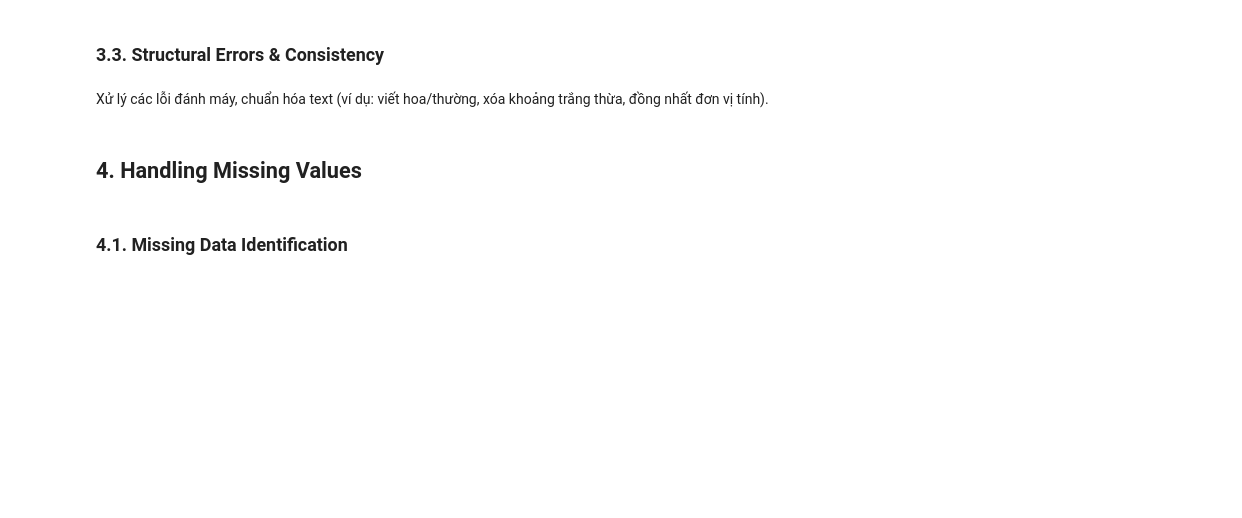
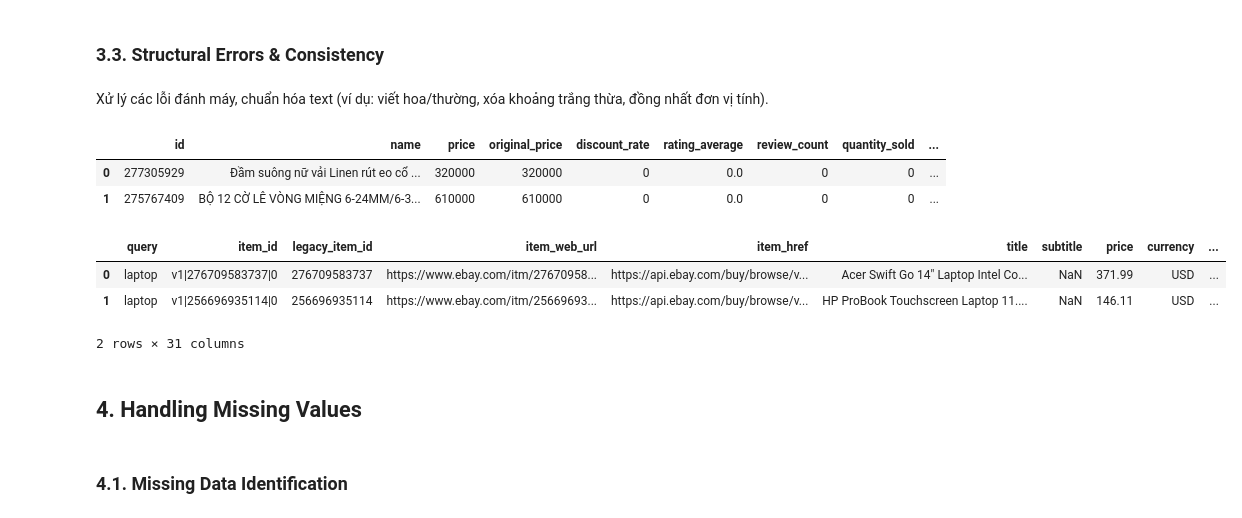
Before and after one commit to HuynhDucThinh/DV_Lab1, a Jupyter notebook: notebooks/02_data_preprocessing.ipynb, the cells around one changed output. Drawn from its saved outputs; the diff is of its cells as text; code cells hidden in the pictures; blank space fills up the shorter version.

```diff
--- a/notebooks/02_data_preprocessing.ipynb
+++ b/notebooks/02_data_preprocessing.ipynb
@@ -17,5 +17,11 @@ from src.preprocessing import detect_outliers_iqr_summary
 # %% [markdown]
 Trong giai đoạn đầu của quá trình tiền xử lý, nhóm tiến hành tải tập dữ liệu thô (raw data) đã được thu thập từ E-commerce. Dữ liệu này được lưu trữ dưới định dạng tệp CSV nằm trong cấu trúc thư mục dự án (`data/raw`).
 # %%
-products_path = "../data/raw/products.csv"
-df_products = pd.read_csv(products_path)
+tiki_path = "../data/raw/products.csv"
+df_tiki = pd.read_csv(tiki_path)
+
+ebay_path = "../data/raw/ebay_products.csv"
+df_ebay = pd.read_csv(ebay_path)
+
+print(f"Tiki dataset shape: {df_tiki.shape}")
+print(f"Ebay dataset shape: {df_ebay.shape}")
@@ -56,6 +125,35 @@ Bộ dữ liệu không chứa dòng trùng lặp hay dòng rỗng hoàn toàn,
 ### **3.3. Structural Errors & Consistency**
 # %% [markdown]
 Xử lý các lỗi đánh máy, chuẩn hóa text (ví dụ: viết hoa/thường, xóa khoảng trắng thừa, đồng nhất đơn vị tính).
+# %%
+# ---- Tiki Standardization ----
+df_tiki['brand'] = df_tiki['brand'].apply(lambda x: str(x).strip())
+df_tiki['name'] = df_tiki['name'].apply(lambda x: str(x).strip() if pd.notnull(x) else x)
+df_tiki['category'] = df_tiki['category'].apply(lambda x: str(x).strip().title() if pd.notnull(x) else x)
+
+# Convert all 'NaN', 'nan', 'None' strings back to actual NaN or Unknown
+df_tiki['brand'] = df_tiki['brand'].replace(['nan', 'NaN', 'None', 'Unknown', 'Root', 'OEM'], 'Unknown')
+
+# ---- Ebay Standardization ----
+# Ebay text cleansing
+df_ebay['title'] = df_ebay['title'].apply(lambda x: str(x).strip() if pd.notnull(x) else x)
+if 'category_path' in df_ebay.columns:
+    df_ebay['category_path'] = df_ebay['category_path'].apply(lambda x: str(x).strip().title() if pd.notnull(x) else x)
+
+if 'seller_username' in df_ebay.columns:
+    df_ebay['seller_username'] = df_ebay['seller_username'].apply(lambda x: str(x).strip().lower() if pd.notnull(x) else 'unknown')
+
+# Fix text encoding/format inside strings
+display(df_tiki.head(2))
+display(df_ebay.head(2))
+# %% [output]
+|  | id | name | price | original_price | discount_rate | rating_average | review_count | quantity_sold | ... |
+| 0 | 277305929 | Đầm suông nữ vải Linen rút eo cổ ... | 320000 | 320000 | 0 | 0.0 | 0 | 0 | ... |
+| 1 | 275767409 | BỘ 12 CỜ LÊ VÒNG MIỆNG 6-24MM/6-3... | 610000 | 610000 | 0 | 0.0 | 0 | 0 | ... |
+|  | query | item_id | legacy_item_id | item_web_url | item_href | title | subtitle | price | currency | ... |
+| 0 | laptop | v1|276709583737|0 | 276709583737 | https://www.ebay.com/itm/27670958... | https://api.ebay.com/buy/browse/v... | Acer Swift Go 14" Laptop Intel Co... | NaN | 371.99 | USD | ... |
+| 1 | laptop | v1|256696935114|0 | 256696935114 | https://www.ebay.com/itm/25669693... | https://api.ebay.com/buy/browse/v... | HP ProBook Touchscreen Laptop 11.... | NaN | 146.11 | USD | ... |
+2 rows × 31 columns
 # %% [markdown]
 ## **4. Handling Missing Values**
 # %% [markdown]
```
Also changed, not shown: parts of 30 cells of this notebook, 1 other file.
